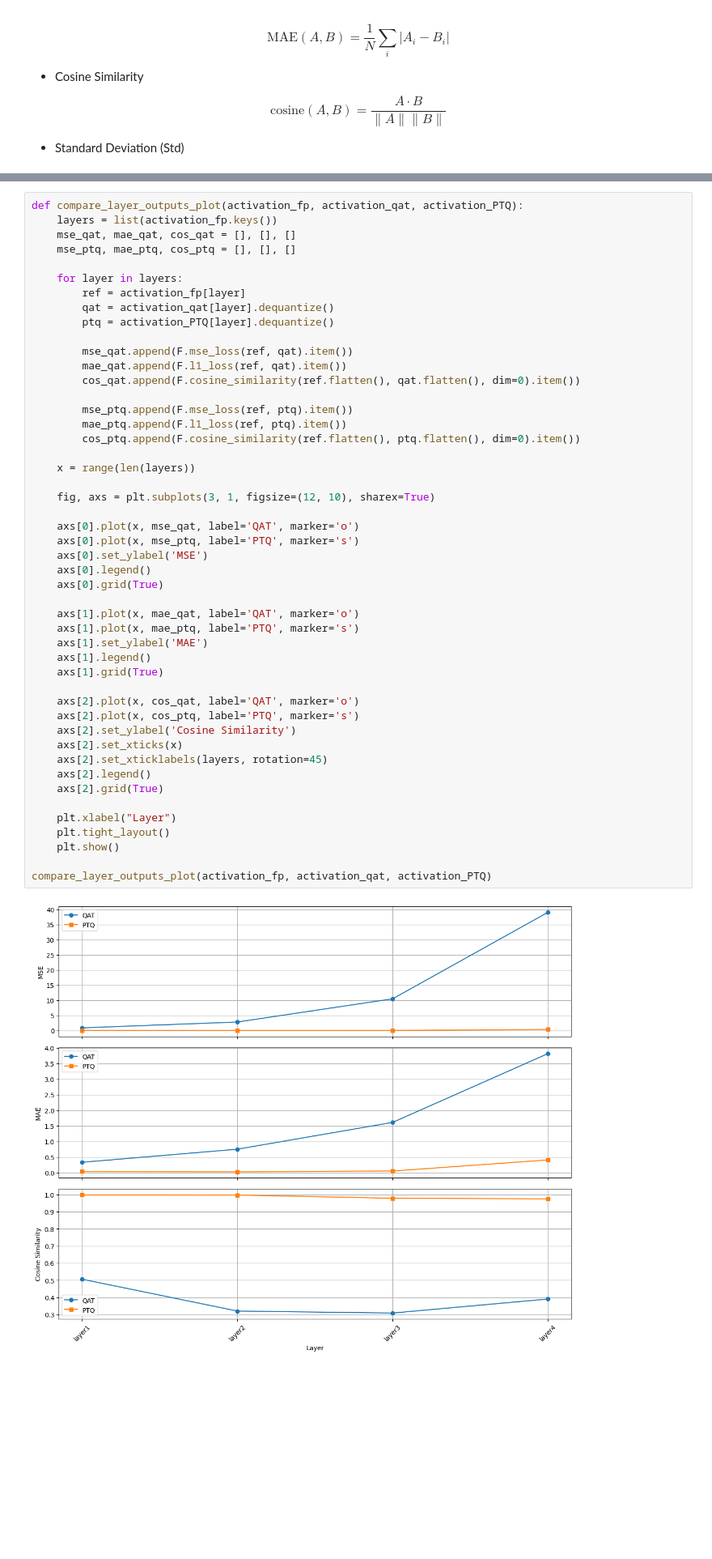
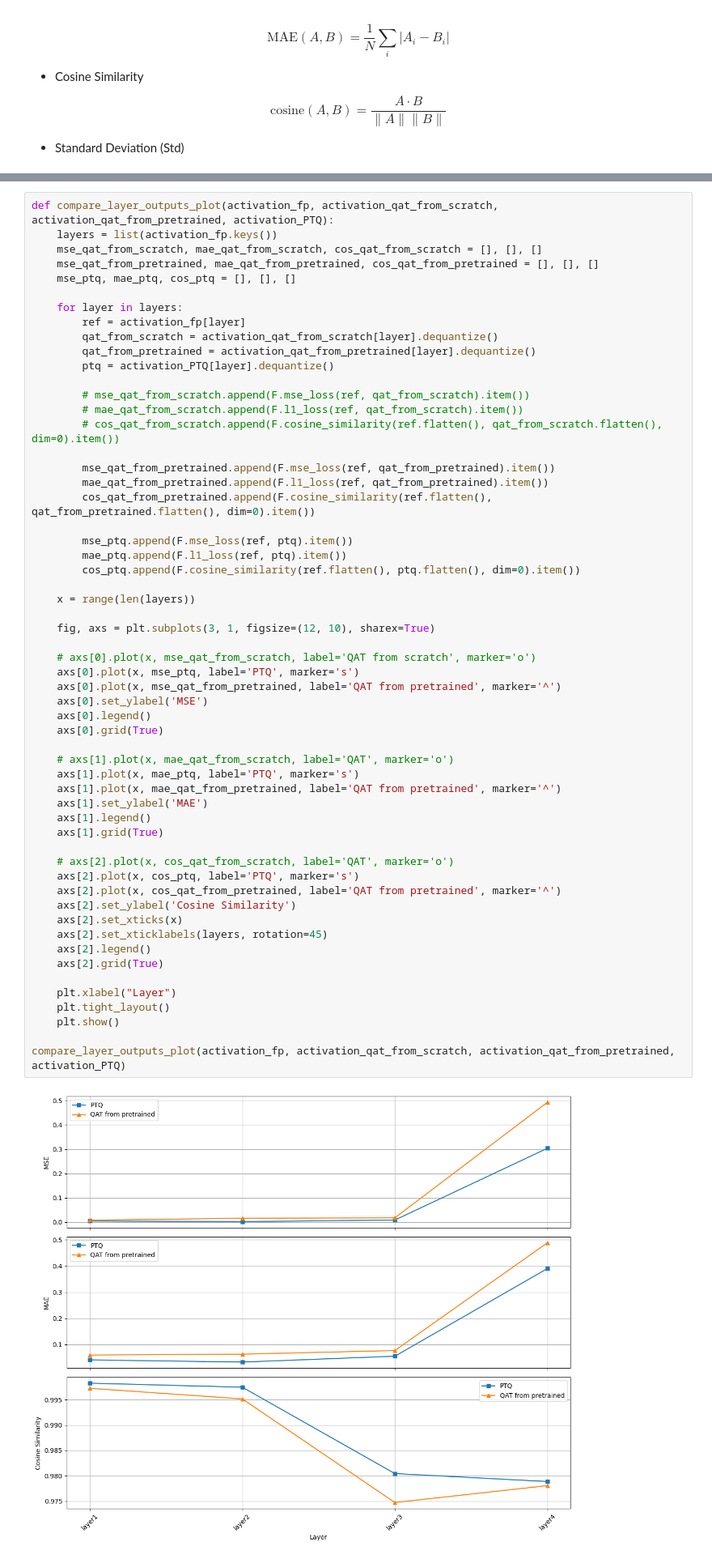
Before and after one commit to Bozhi-Lyu/audioDemo, a Jupyter notebook: notebook/PerLayerAnalysis.ipynb, the cells around one changed output, grey strips where cells are left out. Shown: that part at 81% size. Saved outputs shown, nothing was run; the diff lists cells and outputs as text; blank space fills up the shorter version.

Commit message:
Layer-level analysis updated.

```diff
--- a/notebook/PerLayerAnalysis.ipynb
+++ b/notebook/PerLayerAnalysis.ipynb
@@ -259,50 +281,59 @@ layer4 (FP vs PTQ): MSE=3.4082e-01, MAE=4.1197e-01, Cosine=0.9751
 # %%
-def compare_layer_outputs_plot(activation_fp, activation_qat, activation_PTQ):
+def compare_layer_outputs_plot(activation_fp, activation_qat_from_scratch, activation_qat_from_pretrained, activation_PTQ):
     layers = list(activation_fp.keys())
-    mse_qat, mae_qat, cos_qat = [], [], []
+    mse_qat_from_scratch, mae_qat_from_scratch, cos_qat_from_scratch = [], [], []
+    mse_qat_from_pretrained, mae_qat_from_pretrained, cos_qat_from_pretrained = [], [], []
     mse_ptq, mae_ptq, cos_ptq = [], [], []
 
     for layer in layers:
         ref = activation_fp[layer]
-        qat = activation_qat[layer].dequantize()
+        qat_from_scratch = activation_qat_from_scratch[layer].dequantize()
+        qat_from_pretrained = activation_qat_from_pretrained[layer].dequantize()
         ptq = activation_PTQ[layer].dequantize()
 
-        mse_qat.append(F.mse_loss(ref, qat).item())
-        mae_qat.append(F.l1_loss(ref, qat).item())
-        cos_qat.append(F.cosine_similarity(ref.flatten(), qat.flatten(), dim=0).item())
+        # mse_qat_from_scratch.append(F.mse_loss(ref, qat_from_scratch).item())
+        # mae_qat_from_scratch.append(F.l1_loss(ref, qat_from_scratch).item())
+        # cos_qat_from_scratch.append(F.cosine_similarity(ref.flatten(), qat_from_scratch.flatten(), dim=0).item())
+
+        mse_qat_from_pretrained.append(F.mse_loss(ref, qat_from_pretrained).item())
+        mae_qat_from_pretrained.append(F.l1_loss(ref, qat_from_pretrained).item())
+        cos_qat_from_pretrained.append(F.cosine_similarity(ref.flatten(), qat_from_pretrained.flatten(), dim=0).item())
 
         mse_ptq.append(F.mse_loss(ref, ptq).item())
         mae_ptq.append(F.l1_loss(ref, ptq).item())
         cos_ptq.append(F.cosine_similarity(ref.flatten(), ptq.flatten(), dim=0).item())
 
     x = range(len(layers))
 
     fig, axs = plt.subplots(3, 1, figsize=(12, 10), sharex=True)
 
-    axs[0].plot(x, mse_qat, label='QAT', marker='o')
+    # axs[0].plot(x, mse_qat_from_scratch, label='QAT from scratch', marker='o')
     axs[0].plot(x, mse_ptq, label='PTQ', marker='s')
+    axs[0].plot(x, mse_qat_from_pretrained, label='QAT from pretrained', marker='^')
     axs[0].set_ylabel('MSE')
     axs[0].legend()
     axs[0].grid(True)
 
-    axs[1].plot(x, mae_qat, label='QAT', marker='o')
+    # axs[1].plot(x, mae_qat_from_scratch, label='QAT', marker='o')
     axs[1].plot(x, mae_ptq, label='PTQ', marker='s')
+    axs[1].plot(x, mae_qat_from_pretrained, label='QAT from pretrained', marker='^')
     axs[1].set_ylabel('MAE')
     axs[1].legend()
     axs[1].grid(True)
 
-    axs[2].plot(x, cos_qat, label='QAT', marker='o')
+    # axs[2].plot(x, cos_qat_from_scratch, label='QAT', marker='o')
     axs[2].plot(x, cos_ptq, label='PTQ', marker='s')
+    axs[2].plot(x, cos_qat_from_pretrained, label='QAT from pretrained', marker='^')
     axs[2].set_ylabel('Cosine Similarity')
     axs[2].set_xticks(x)
     axs[2].set_xticklabels(layers, rotation=45)
     axs[2].legend()
     axs[2].grid(True)
 
     plt.xlabel("Layer")
     plt.tight_layout()
     plt.show()
 
-compare_layer_outputs_plot(activation_fp, activation_qat, activation_PTQ)
+compare_layer_outputs_plot(activation_fp, activation_qat_from_scratch, activation_qat_from_pretrained, activation_PTQ)
 # %% [output]
-[figure, old version]
+[figure, new version]
```
Also changed, not shown: parts of 5 cells of this notebook.
